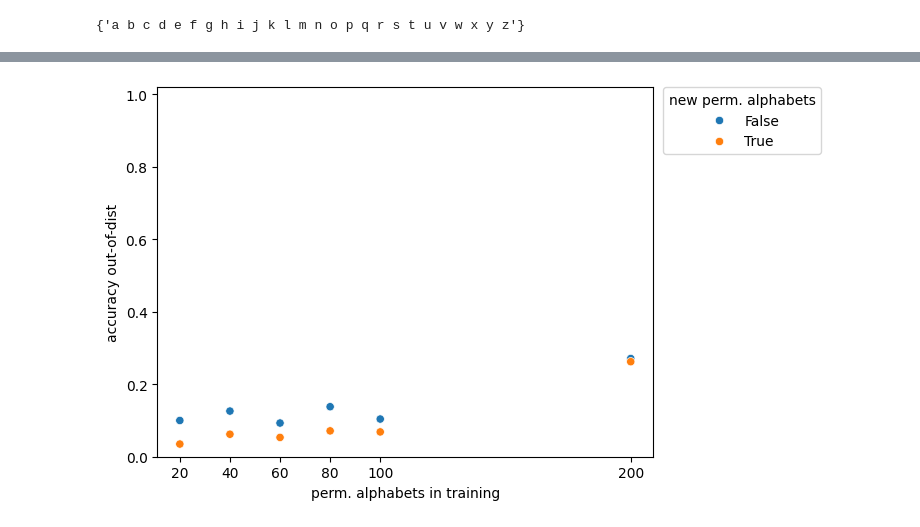
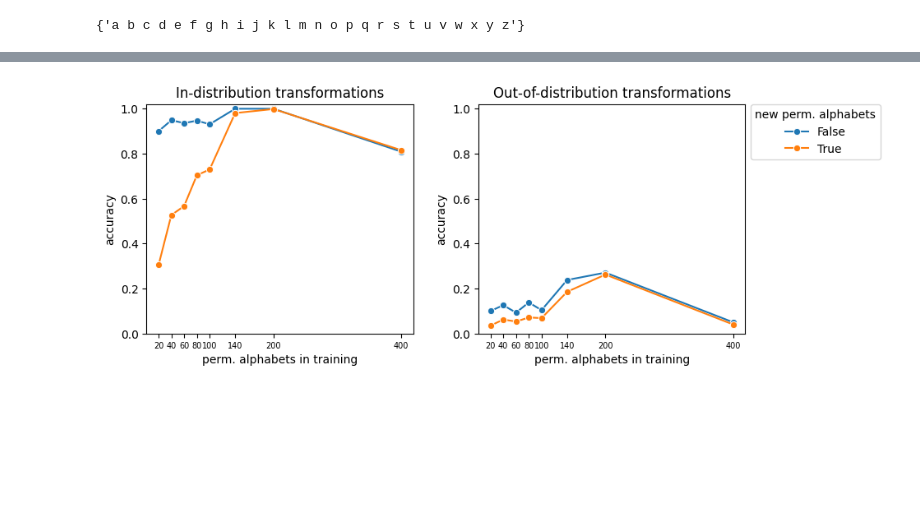
Before and after one commit to philipp-hellwig/MLC-letter-string-analogies, a Jupyter notebook: analyses/num_perm_alphabets.ipynb, the cells around one changed output, grey strips where cells are left out. Drawn from its saved outputs; the diff is of its cells as text; code cells hidden in the pictures; blank space fills up the shorter version.

```diff
--- a/analyses/num_perm_alphabets.ipynb
+++ b/analyses/num_perm_alphabets.ipynb
@@ -118,7 +147,30 @@ _ = plt.legend(title="new perm. alphabets", bbox_to_anchor=(1.02, 1), loc='upper
-# %%
-_ = sns.scatterplot(all_accs, x="perm. alphabets in training", y="accuracy out-of-dist", hue="new_alphabets",)
-_ = plt.ylim((0,1.02))
-_ = plt.xticks([20, 40, 60, 80, 100, 200])
-_ = plt.legend(title="new perm. alphabets", bbox_to_anchor=(1.02, 1), loc='upper left', borderaxespad=0.)
-# %% [output]
-[figure, removed]
+# %%
+fig, ax = plt.subplots(1, 2, sharex=True, figsize=(10,4))
+_ = sns.lineplot(all_accs,
+                 x="perm. alphabets in training", y="accuracy in-dist",
+                 hue="new_alphabets",
+                 ax=ax[0],
+                 markers=True,
+                 marker="o")
+_ = ax[0].set_ylim((0,1.02))
+_ = ax[0].set_xticks([20, 40, 60, 80, 100, 140, 200, 400])
+_ = ax[0].set_ylabel("accuracy")
+_ = ax[0].legend().remove()
+_ = ax[0].set_title("In-distribution transformations")
+_ = sns.lineplot(all_accs,
+                    x="perm. alphabets in training", y="accuracy out-of-dist",
+                    hue="new_alphabets",
+                    markers=True,
+                    marker="o",
+                    ax=ax[1])
+_ = ax[1].set_ylabel("accuracy")
+_ = ax[1].set_ylim((0,1.02))
+_ = ax[1].legend(title="new perm. alphabets", bbox_to_anchor=(1.02, 1), loc='upper left', borderaxespad=0.)
+_ = ax[1].set_title("Out-of-distribution transformations")
+
+_ = fig.tight_layout(pad=2)
+_ = fig.subplots_adjust(hspace=0.3)
+ax[0].tick_params(axis='x', labelsize=7)
+ax[1].tick_params(axis='x', labelsize=7)
+# %% [output]
+[figure, added]
```
Also changed, not shown: parts of 11 cells of this notebook, 14 other files.
